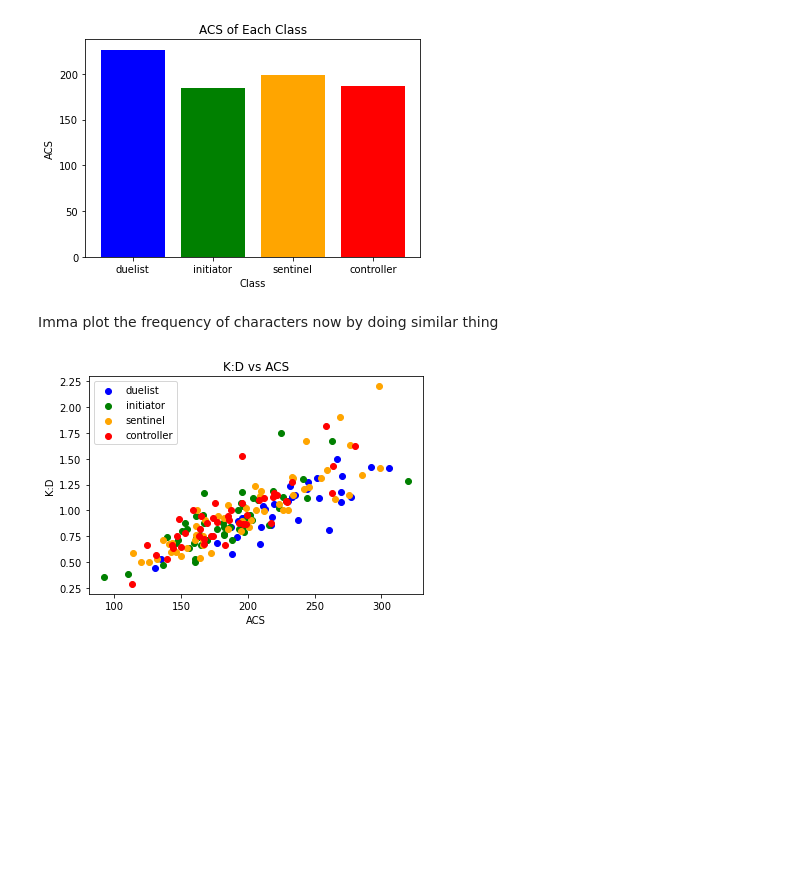
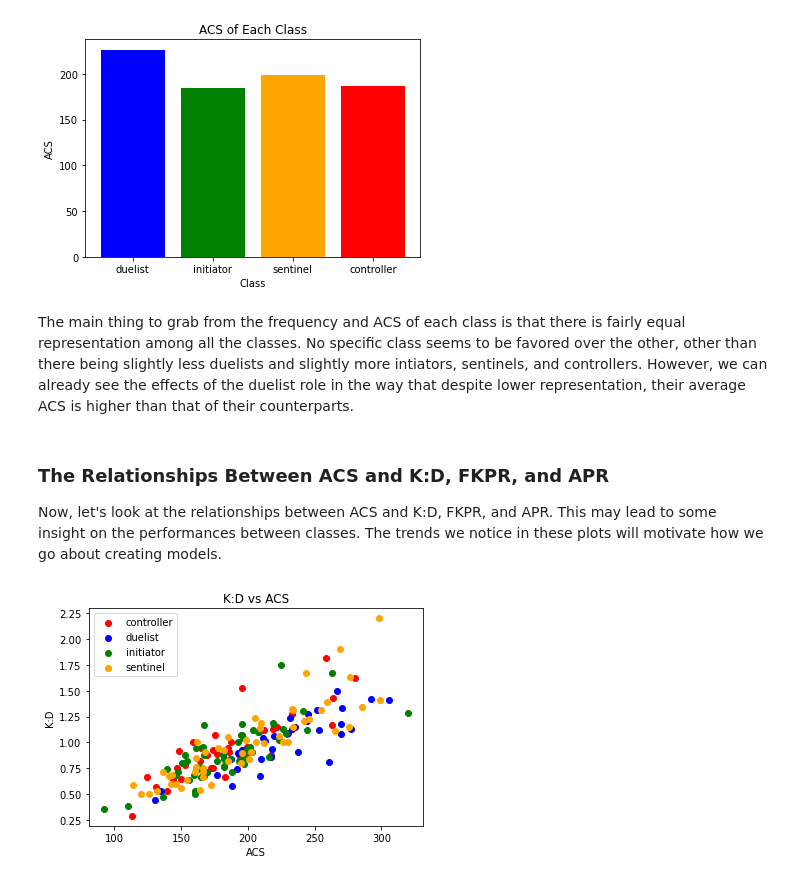
Before and after one commit to shwaylay/cmsc320project, a Jupyter notebook: FinalProject.ipynb, the cells around one changed output. Drawn from its saved outputs; the diff is of its cells as text; code cells hidden in the pictures; blank space fills up the shorter version.

```diff
--- a/FinalProject.ipynb
+++ b/FinalProject.ipynb
@@ -162,36 +151,27 @@ plt.show()
 # %% [output]
 [figure]
 [figure]
+# %% [markdown]
+The main thing to grab from the frequency and ACS of each class is that there is fairly equal representation among all the classes. No specific class seems to be favored over the other, other than there being slightly less duelists and slightly more intiators, sentinels, and controllers.  However, we can already see the effects of the duelist role in the way that despite lower representation, their average ACS is higher than that of their counterparts.
 # %% [markdown]
-Imma plot the frequency of characters now by doing similar thing
+### The Relationships Between ACS and K:D, FKPR, and APR
+Now, let's look at the relationships between ACS and K:D, FKPR, and APR. This may lead to some insight on the performances between classes. The trends we notice in these plots will motivate how we go about creating models.
 # %%
-#imma plot ACS and K:D for everyone and label them with class
-#here I store the relevant information in a class_data dict() which maps classes to their kd and acs observations
-import matplotlib.pyplot as plt
+plt.figure()
 class_colors = {'duelist':'blue', 'initiator':'green', 'sentinel':'orange', 'controller':'red'}
-plt.figure()
-class_data = {'duelist':[[],[]], 'initiator':[[],[]], 'sentinel':[[],[]], 'controller':[[],[]]}
 
-for agent in all_agents:
-    agent_frame = agent_data[agent]
-    kd = agent_frame['K:D']
-    acs = agent_frame['ACS']
-    agent_class = agent_classes[agent]
-
-    class_data[agent_class][0] = class_data[agent_class][0] + list(kd)
-    class_data[agent_class][1] = class_data[agent_class][1] + list(acs)
-
-for classes in class_data.keys():
-    kd = class_data[classes][0]
-    acs = class_data[classes][1]
-    plt.scatter(acs, kd, c=class_colors[classes], label=classes)
+# Iterate through the classes and graph the relevant information
+for i, class_data in combined_data.groupby(['Class']):
+    kd = class_data['K:D']
+    acs = class_data['ACS']
+    plt.scatter(acs, kd, c=class_colors[class_data.iloc[0]['Class']], label=class_data.iloc[0]['Class'])
 
 
 plt.title('K:D vs ACS')
 plt.xlabel('ACS')
 plt.ylabel('K:D')
 plt.legend()
 
 plt.show()
 # %% [output]
-[figure, old version]
+[figure, new version]
```
Also changed, not shown: parts of 41 cells of this notebook, 1 other file.
